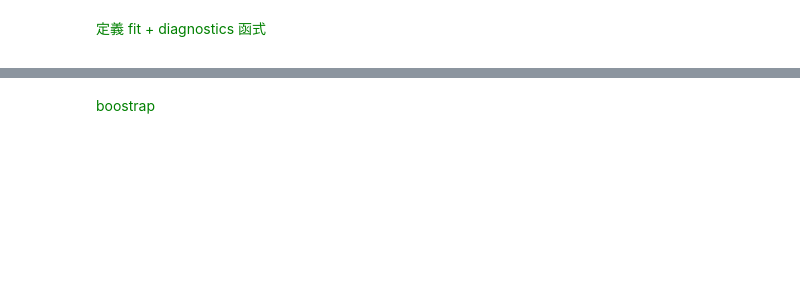
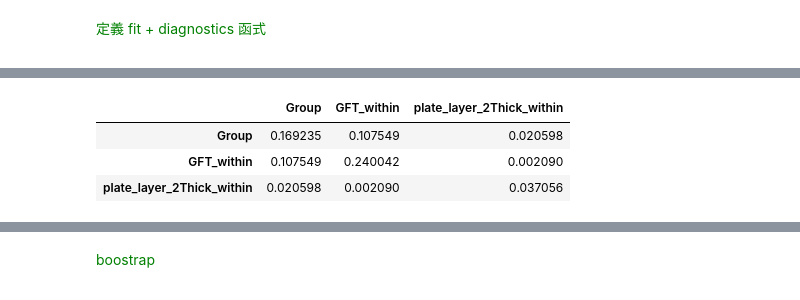
Before and after one commit to adsf98171/Portfolio, a Jupyter notebook: Total_Code_test_825.ipynb, the cells around one changed output, grey strips where cells are left out. Cells and saved outputs as stored; diff of their text form; code cells hidden in the pictures; blank space fills up the shorter version.

```diff
--- a/Total_Code_test_825.ipynb
+++ b/Total_Code_test_825.ipynb
@@ -830,3 +877,10 @@ res_reml2.summary()
+# %%
+res_reml2.cov_re
+# %% [output]
+|  | Group | GFT_within | plate_layer_2Thick_within |
+| Group | 0.169235 | 0.107549 | 0.020598 |
+| GFT_within | 0.107549 | 0.240042 | 0.002090 |
+| plate_layer_2Thick_within | 0.020598 | 0.002090 | 0.037056 |
 # %%
 # 每個料號的隨機效應
 re_dict = res_reml2.random_effects
```
Also changed, not shown: parts of 19 cells of this notebook.
